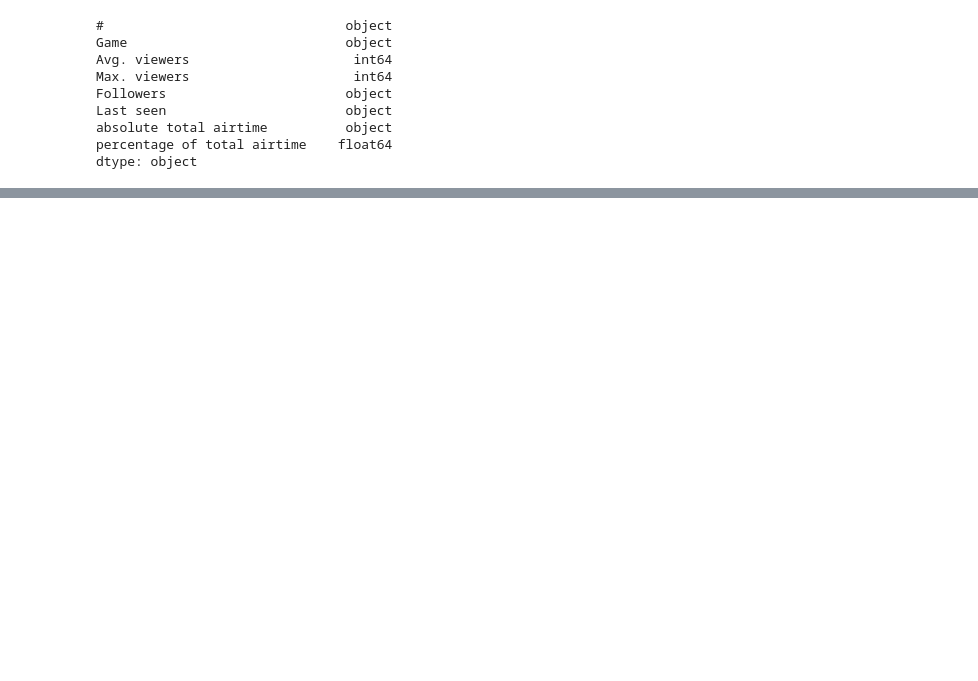
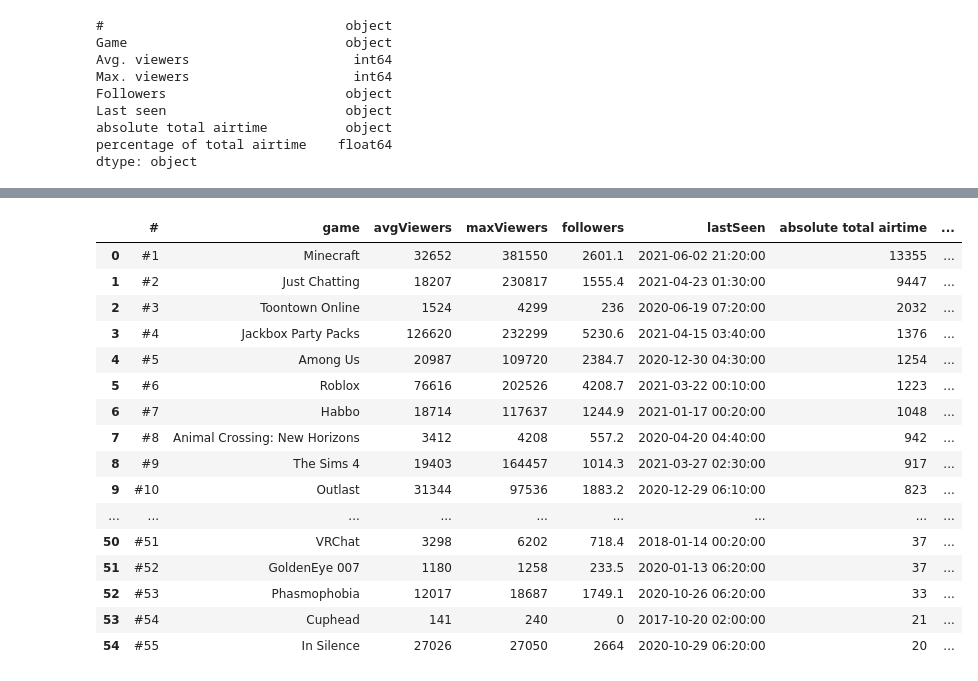
Before and after one commit to Awesimous/StarFish, a Jupyter notebook: notebooks/twitchtracker_games.ipynb, the cells around one changed output, grey strips where cells are left out. Saved outputs shown, nothing was run; the diff lists cells and outputs as text; code cells hidden in the pictures; blank space fills up the shorter version.

```diff
--- a/notebooks/twitchtracker_games.ipynb
+++ b/notebooks/twitchtracker_games.ipynb
@@ -154,4 +171,4 @@ Quackity
 | 54 | #55 | In Silence | 27026 | 27050 | 2664 /hour | 2020-10-29 06:20:00 | 20 | ... |
 # %%
 #follower hour cut off
-#
+Quackity["Followers"] = Quackity.Followers.str.rstrip("/hour")
@@ -157,0 +187,21 @@ Quackity
+# %%
+#rename all columns to have  a handy output
+Quackity.rename(columns={"Game": "game", "Avg. viewers": "avgViewers", "Max. viewers": "maxViewers", "Followers": "followers", "Total airtime": "totalAirtime", "Last seen": "lastSeen"})
+# %% [output]
+|  | # | game | avgViewers | maxViewers | followers | lastSeen | absolute total airtime | ... |
+| 0 | #1 | Minecraft | 32652 | 381550 | 2601.1 | 2021-06-02 21:20:00 | 13355 | ... |
+| 1 | #2 | Just Chatting | 18207 | 230817 | 1555.4 | 2021-04-23 01:30:00 | 9447 | ... |
+| 2 | #3 | Toontown Online | 1524 | 4299 | 236 | 2020-06-19 07:20:00 | 2032 | ... |
+| 3 | #4 | Jackbox Party Packs | 126620 | 232299 | 5230.6 | 2021-04-15 03:40:00 | 1376 | ... |
+| 4 | #5 | Among Us | 20987 | 109720 | 2384.7 | 2020-12-30 04:30:00 | 1254 | ... |
+| 5 | #6 | Roblox | 76616 | 202526 | 4208.7 | 2021-03-22 00:10:00 | 1223 | ... |
+| 6 | #7 | Habbo | 18714 | 117637 | 1244.9 | 2021-01-17 00:20:00 | 1048 | ... |
+| 7 | #8 | Animal Crossing: New Horizons | 3412 | 4208 | 557.2 | 2020-04-20 04:40:00 | 942 | ... |
+| 8 | #9 | The Sims 4 | 19403 | 164457 | 1014.3 | 2021-03-27 02:30:00 | 917 | ... |
+| 9 | #10 | Outlast | 31344 | 97536 | 1883.2 | 2020-12-29 06:10:00 | 823 | ... |
+| ... | ... | ... | ... | ... | ... | ... | ... | ... |
+| 50 | #51 | VRChat | 3298 | 6202 | 718.4 | 2018-01-14 00:20:00 | 37 | ... |
+| 51 | #52 | GoldenEye 007 | 1180 | 1258 | 233.5 | 2020-01-13 06:20:00 | 37 | ... |
+| 52 | #53 | Phasmophobia | 12017 | 18687 | 1749.1 | 2020-10-26 06:20:00 | 33 | ... |
+| 53 | #54 | Cuphead | 141 | 240 | 0 | 2017-10-20 02:00:00 | 21 | ... |
+| 54 | #55 | In Silence | 27026 | 27050 | 2664 | 2020-10-29 06:20:00 | 20 | ... |
```
Also changed, not shown: parts of 13 cells of this notebook, 2 other files.
